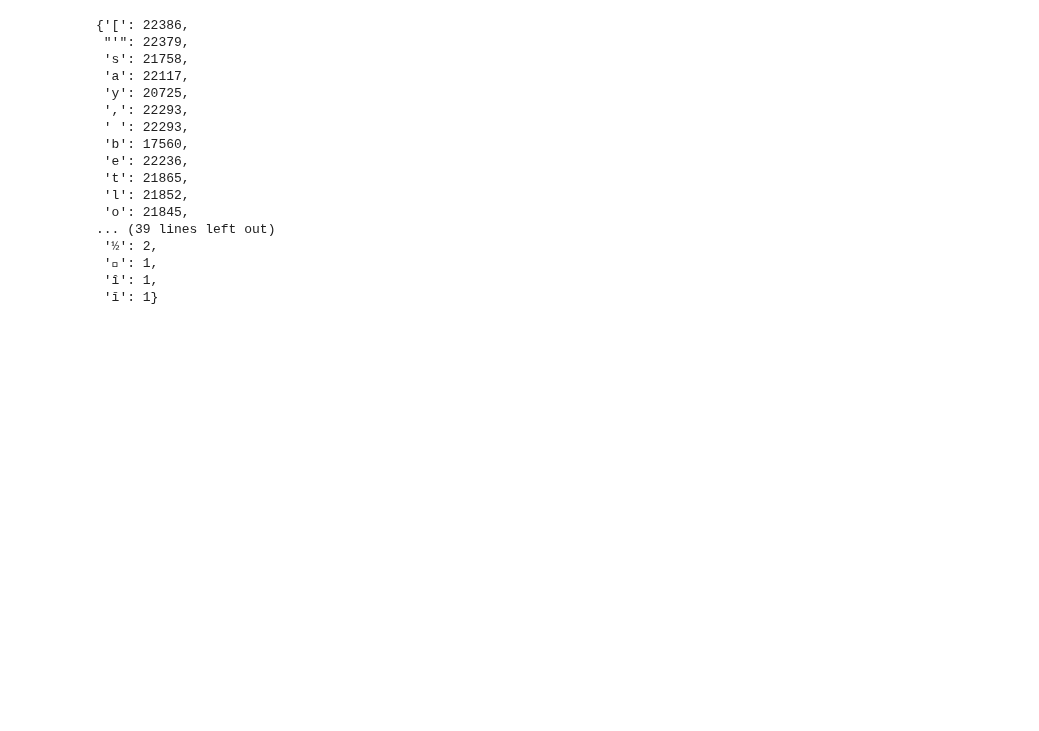
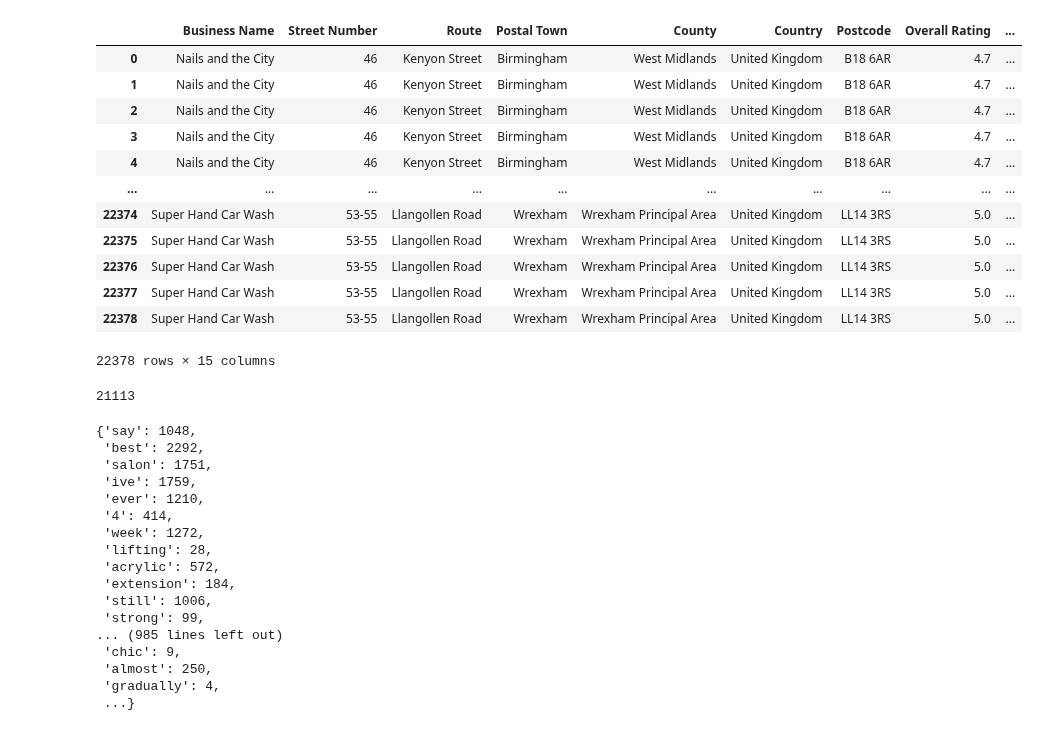
Before and after one commit to Jrh220700/maps_review, a Jupyter notebook: code/review_vectorising.ipynb, the cells around one changed output. Saved outputs shown, nothing was run; the diff lists cells and outputs as text; code cells hidden in the pictures; blank space fills up the shorter version.

```diff
--- a/code/review_vectorising.ipynb
+++ b/code/review_vectorising.ipynb
@@ -3,6 +6,20 @@
 # %%
-import pandas as pd
 df = pd.read_csv("../data/review_dataset.csv")
 df = pd.DataFrame(df)
+df.dropna()
+# %% [output]
+|  | Business Name | Street Number | Route | Postal Town | County | Country | Postcode | Overall Rating | ... |
+| 0 | Nails and the City | 46 | Kenyon Street | Birmingham | West Midlands | United Kingdom | B18 6AR | 4.7 | ... |
+| 1 | Nails and the City | 46 | Kenyon Street | Birmingham | West Midlands | United Kingdom | B18 6AR | 4.7 | ... |
+| 2 | Nails and the City | 46 | Kenyon Street | Birmingham | West Midlands | United Kingdom | B18 6AR | 4.7 | ... |
+| 3 | Nails and the City | 46 | Kenyon Street | Birmingham | West Midlands | United Kingdom | B18 6AR | 4.7 | ... |
+| 4 | Nails and the City | 46 | Kenyon Street | Birmingham | West Midlands | United Kingdom | B18 6AR | 4.7 | ... |
+| ... | ... | ... | ... | ... | ... | ... | ... | ... | ... |
+| 22374 | Super Hand Car Wash | 53-55 | Llangollen Road | Wrexham | Wrexham Principal Area | United Kingdom | LL14 3RS | 5.0 | ... |
+| 22375 | Super Hand Car Wash | 53-55 | Llangollen Road | Wrexham | Wrexham Principal Area | United Kingdom | LL14 3RS | 5.0 | ... |
+| 22376 | Super Hand Car Wash | 53-55 | Llangollen Road | Wrexham | Wrexham Principal Area | United Kingdom | LL14 3RS | 5.0 | ... |
+| 22377 | Super Hand Car Wash | 53-55 | Llangollen Road | Wrexham | Wrexham Principal Area | United Kingdom | LL14 3RS | 5.0 | ... |
+| 22378 | Super Hand Car Wash | 53-55 | Llangollen Road | Wrexham | Wrexham Principal Area | United Kingdom | LL14 3RS | 5.0 | ... |
+22378 rows × 15 columns
 # %%
 '''Unique words separated into a dictionary'''
@@ -22,22 +40,24 @@ keywords(df)
 for i in DF:
     DF[i] = len(DF[i])
 
+print(len(DF))
 DF
 # %% [output]
-{'[': 22386,
- "'": 22379,
- 's': 21758,
- 'a': 22117,
- 'y': 20725,
- ',': 22293,
- ' ': 22293,
- 'b': 17560,
- 'e': 22236,
- 't': 21865,
- 'l': 21852,
- 'o': 21845,
-... (39 lines left out)
- '½': 2,
- 'ﾟ': 1,
- 'î': 1,
- 'ī': 1}
+21113
+{'say': 1048,
+ 'best': 2292,
+ 'salon': 1751,
+ 'ive': 1759,
+ 'ever': 1210,
+ '4': 414,
+ 'week': 1272,
+ 'lifting': 28,
+ 'acrylic': 572,
+ 'extension': 184,
+ 'still': 1006,
+ 'strong': 99,
+... (985 lines left out)
+ 'chic': 9,
+ 'almost': 250,
+ 'gradually': 4,
+ ...}
```
Also changed, not shown: parts of 6 cells of this notebook, 1 other file.
